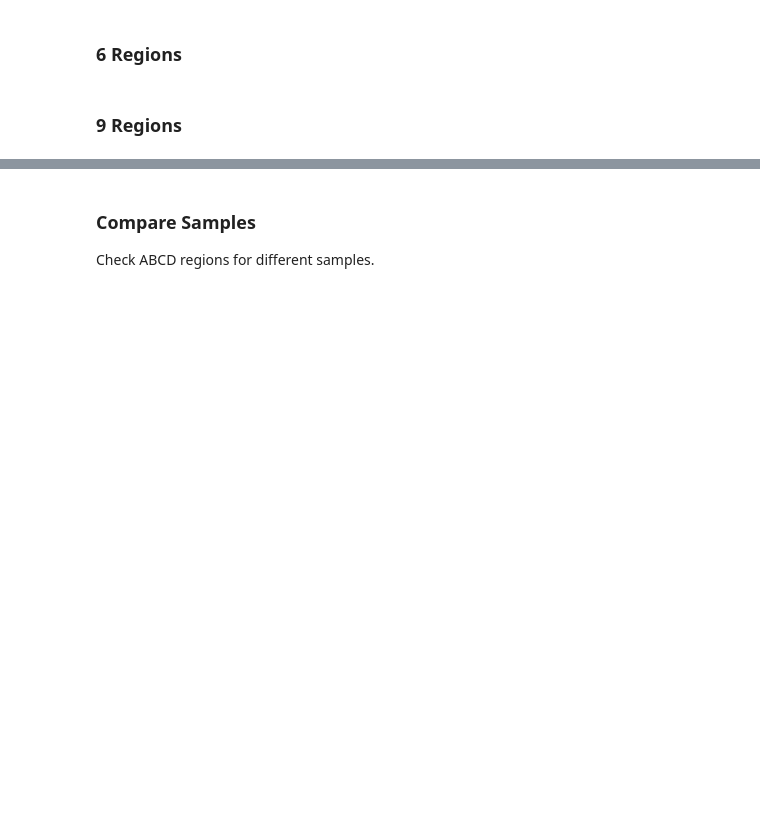
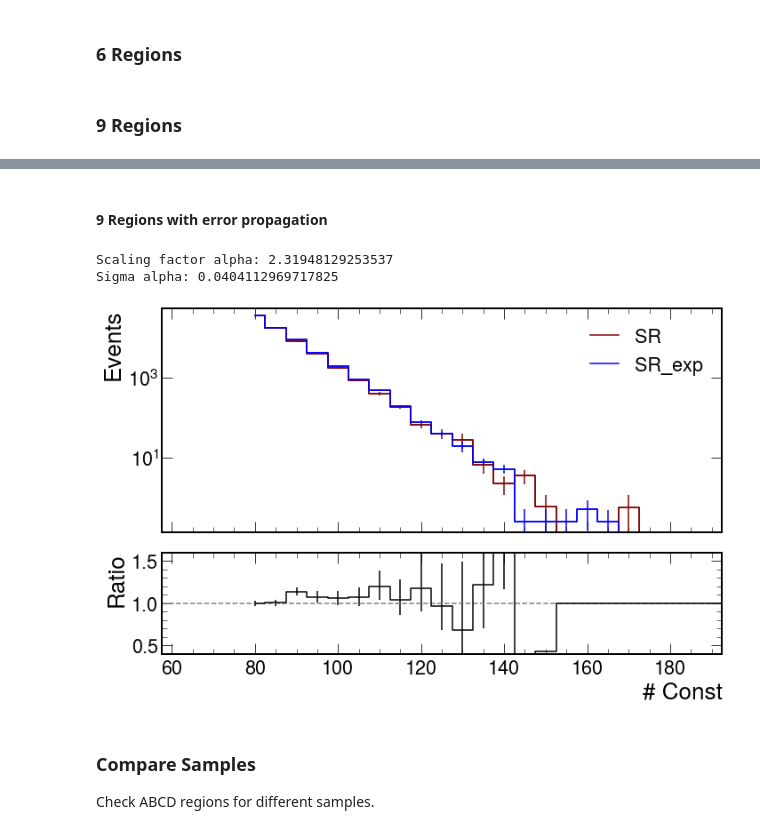
Before and after one commit to SUEPPhysics/SUEPCoffea_dask, a Jupyter notebook: plotting/plot.ipynb, the cells around one changed output, grey strips where cells are left out. Drawn from its saved outputs; the diff is of its cells as text; code cells hidden in the pictures; blank space fills up the shorter version.

```diff
--- a/plotting/plot.ipynb
+++ b/plotting/plot.ipynb
@@ -858,3 +847,65 @@ _ = plot_ratio_regions(plots, 'A_SUEP_S1_CL', 'QCD_HT', 'data', x)
+# %% [markdown]
+#### 9 Regions with error propagation
+# %%
+plot_label = '2D_SUEP_S1_SUEP_nconst_CL'
+abcd = plots['QCD_HT'][plot_label]
+
+# 2D_SUEP_S1_SUEP_nconst_CL
+A = abcd[0.35j:0.4j:sum,10.0j:40j:2j]
+B = abcd[0.35j:0.4j:sum,40j:80j:2j]
+C = abcd[0.35j:0.4j:sum,80j:300j:2j]
+D = abcd[0.4j:0.5j:sum,10.0j:40j:2j]
+E = abcd[0.4j:0.5j:sum,40j:80j:2j]
+F = abcd[0.4j:0.5j:sum,80j:300j:2j]
+G = abcd[0.5j:1.0j:sum,10.0j:40j:2j]
+H = abcd[0.5j:1.0j:sum,40j:80j:2j]
+SR = abcd[0.5j:1.0j:sum,80j:300j:2j]
+
+from sympy import symbols, diff, sqrt
+import sympy
+
+# define the scaling factor function
+a, b, c, d, e, f, g, h = symbols('A B C D E F G H')
+exp = h**2 * d**2 * b**2 * g**-1 * c**-1 * a**-1 * e**-4 * f**1
+
+# defines lists of variables (sympy symbols) and accumulators (hist.sum())
+variables = [a, b, c, d, e, f, g, h]
+accs = [A.sum(), B.sum(), C.sum(),
+        D.sum(), E.sum(), F.sum(),
+       G.sum(), H.sum()]
+
+# calculate scaling factor by substituting values of the histograms' sums for the sympy symbols
+alpha = exp
+for var, acc in zip(variables, accs):
+    alpha = alpha.subs(var, acc.value)
+
+# calculate the error on the scaling factor
+sigma = 0
+for var, acc in zip(variables, accs):
+    der = diff(exp, var)
+    var = acc.variance
+    sigma += der**2 * var
+for var, acc in zip(variables, accs):
+    sigma = sigma.subs(var, acc.value)
+sigma = sqrt(sigma)
+
+print("Scaling factor alpha:", alpha)
+print("Sigma alpha:", sigma)
+
+# define SR_exp and propagate the error on the scaling factor to the bin variances
+SR_exp = F.copy()
+new_var = SR_exp.values()**2 * float(sigma)**2 + float(alpha)**2 * SR_exp.variances()
+SR_exp.view().variance = new_var
+SR_exp.view().value = SR_exp.view().value * float(alpha)
+
+# use the custom plot_ratio
+# the hist implementation used elsewhere in the notebook doesn't use the
+# errors in the hists' bins to calculate the errors in the ratio plot
+fig, axs, _ = plot_ratio(SR_exp, SR, "# Const", "SR", "SR_exp")
+# %% [output]
+Scaling factor alpha: 2.31948129253537
+Sigma alpha: 0.0404112969717825
+[figure, added]
 # %% [markdown]
 ### Compare Samples
 Check ABCD regions for different samples.
```
Also changed, not shown: parts of 4 cells of this notebook.
